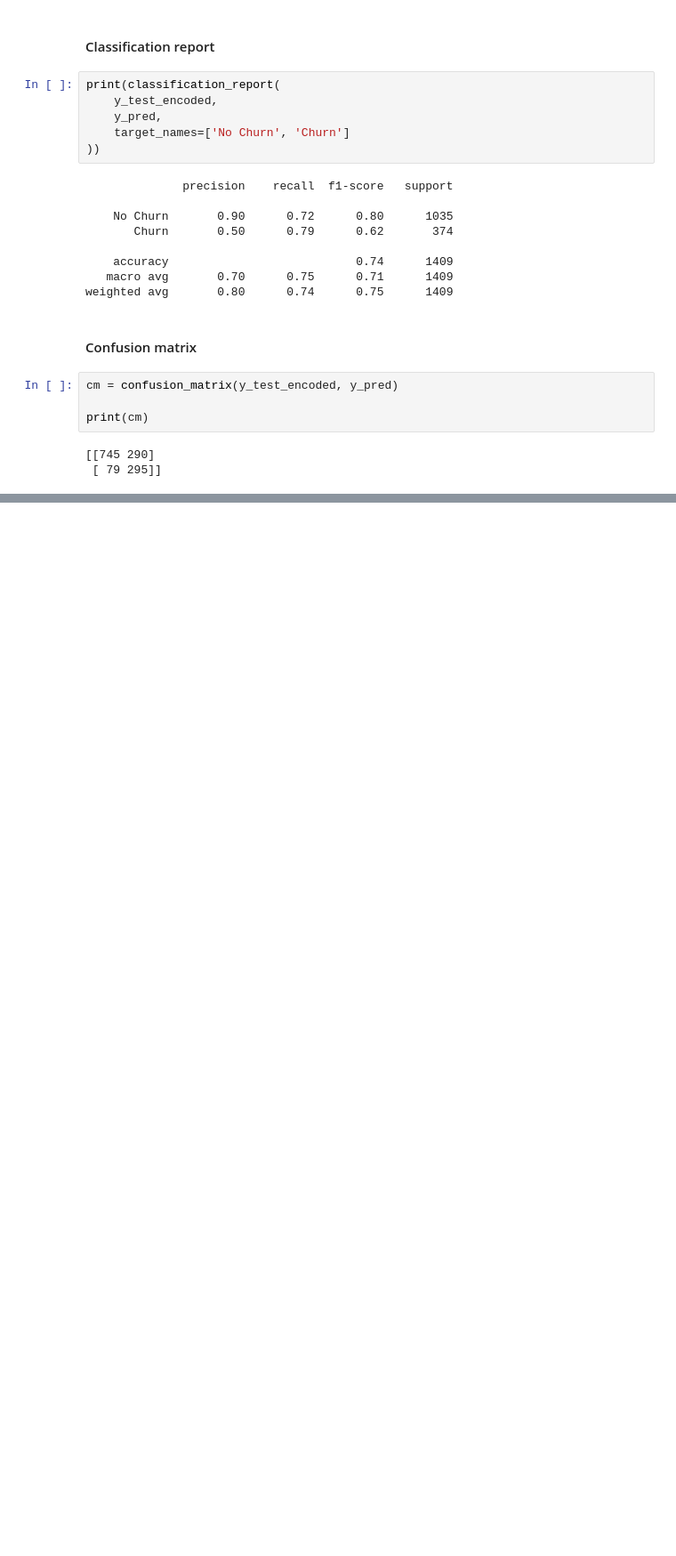
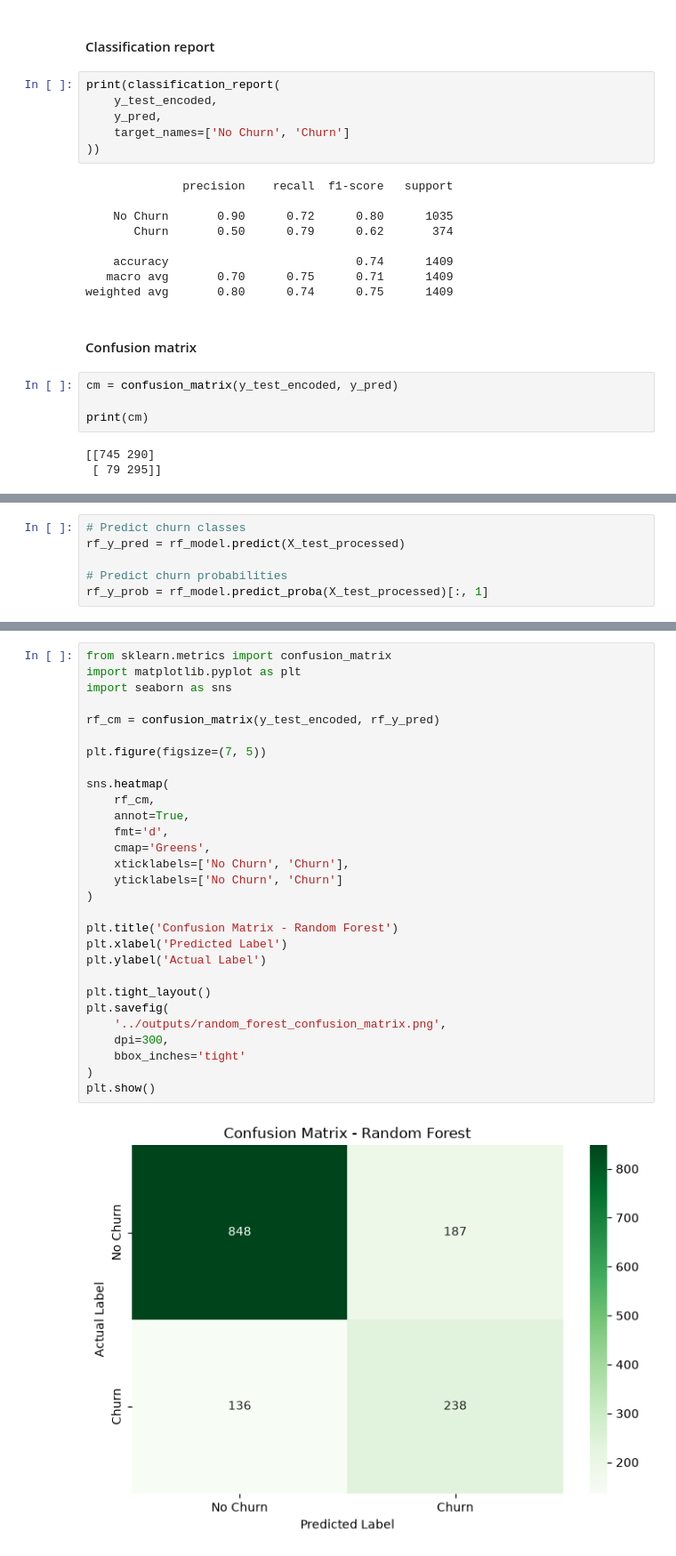
Before and after one commit to MalmEEE/customer-churn-prediction, a Jupyter notebook: notebooks/02_model_training.ipynb, the cells around one changed output, grey strips where cells are left out. Shown at 89% size. Cells and saved outputs as stored; diff of their text form; blank space fills up the shorter version.

Commit message:
random forest model training and hyperparaameter tuning

```diff
--- a/notebooks/02_model_training.ipynb
+++ b/notebooks/02_model_training.ipynb
@@ -314,0 +423,6 @@ print(cm)
+# %%
+# Predict churn classes
+rf_y_pred = rf_model.predict(X_test_processed)
+
+# Predict churn probabilities
+rf_y_prob = rf_model.predict_proba(X_test_processed)[:, 1]
@@ -314,0 +500,31 @@ print(cm)
+# %%
+from sklearn.metrics import confusion_matrix
+import matplotlib.pyplot as plt
+import seaborn as sns
+
+rf_cm = confusion_matrix(y_test_encoded, rf_y_pred)
+
+plt.figure(figsize=(7, 5))
+
+sns.heatmap(
+    rf_cm,
+    annot=True,
+    fmt='d',
+    cmap='Greens',
+    xticklabels=['No Churn', 'Churn'],
+    yticklabels=['No Churn', 'Churn']
+)
+
+plt.title('Confusion Matrix - Random Forest')
+plt.xlabel('Predicted Label')
+plt.ylabel('Actual Label')
+
+plt.tight_layout()
+plt.savefig(
+    '../outputs/random_forest_confusion_matrix.png',
+    dpi=300,
+    bbox_inches='tight'
+)
+plt.show()
+# %% [output]
+[figure, added]
```
Also changed, not shown: parts of 84 cells of this notebook, 2 other files.
